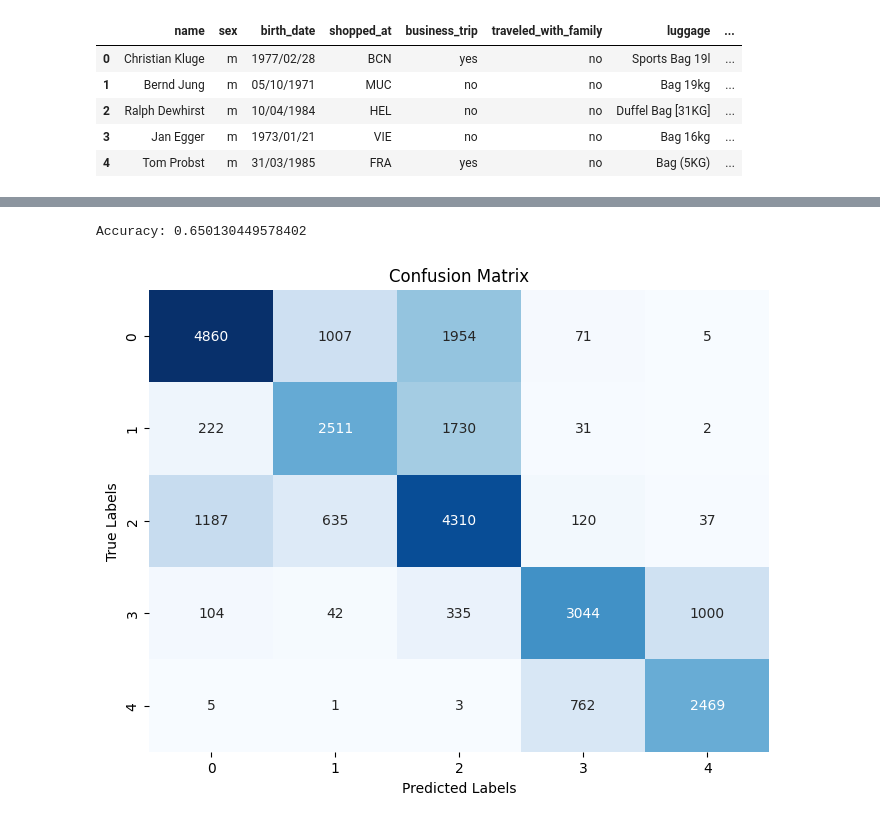
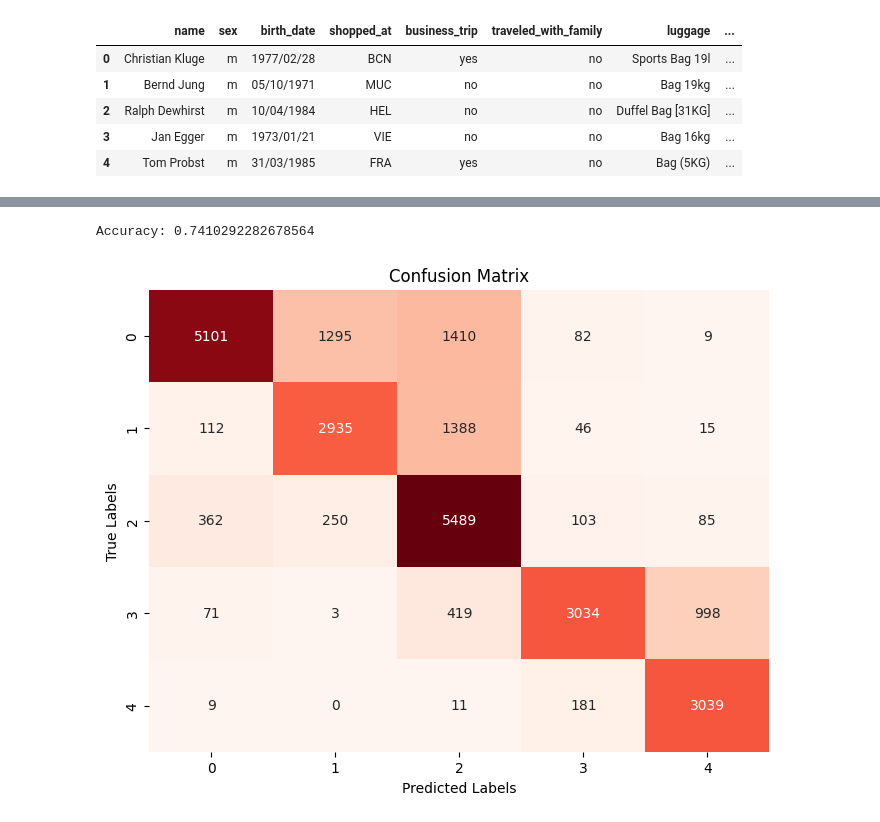
Before and after one commit to lexej/airport-recommendation, a Jupyter notebook: airport_recommenation.ipynb, the cells around one changed output, grey strips where cells are left out. Saved outputs shown, nothing was run; the diff lists cells and outputs as text; code cells hidden in the pictures.

Commit message:
added luggage_weight_or_size column

```diff
--- a/airport_recommenation.ipynb
+++ b/airport_recommenation.ipynb
@@ -196,8 +205,10 @@ display("Available data: ", passengers_eu_table.head())
 
 #   TODO Unused columns - maybe yes?
 
-X = passengers_eu_table.drop(columns=["amount_spent_cat",
-                                      "name", "shopped_at", "flight_number_1", "flight_number_2",
+X = passengers_eu_table.drop(columns=["amount_spent_cat", # target feature
+                                      "name", # ID-related
+                                      "shopped_at", #   WW data will have other locations
+                                      "flight_number_1", "flight_number_2",
                                       "total_traveltime", # "total_flighttime" and "layover_time" used
                                       "departure_IATA_1", "destination_IATA_1", "departure_IATA_2", "destination_IATA_2"])
 # %%
@@ -242,32 +271,32 @@ Name: count, dtype: int64
 # %%
-#   Quick and dirty - Feature engineering
+#     Create "age_category" column from birth_date column
 
-
-
-#   Create age category column
 
 age_column = 2019 - pd.to_datetime(X["birth_date"], format='mixed').dt.year
 
 X["age_category"] = pd.cut(age_column,
                            bins=[0, 18, 30, 45, 60, np.inf],
-                           labels=[0, 1, 2, 3, 4])
-
+                           labels=["0_18", "19_30", "31_45", "46_60", "60plus"])
 
 
 #   Drop birth_day column (age_category used)
 X = X.drop(columns=["birth_date"])
-
-
-#   TODO -> feature engineer: layover_time
-
-X = pd.get_dummies(data=X, columns=["age_category",
-                                    "sex",
-                                    "business_trip",
-                                    "traveled_with_family",
-                                    "luggage_type"])
-
-
-y = passengers_eu_table["amount_spent_cat"]
+# %%
+#   Feature Encoding
+
+
+#   TODO -> feature engineer: layover_time
+
+
+X = pd.get_dummies(data=X, columns=["age_category",
+                                    "sex",
+                                    "business_trip",
+                                    "traveled_with_family",
+                                    "luggage_type",
+                                    "luggage_weight_or_size"])
+
+
+y = passengers_eu_table["amount_spent_cat"]
 # %%
 #   Recap
 
@@ -326,25 +355,25 @@ model = xgb.train(params=params,
 # %%
 #   Evaluation
 
 
 # Make predictions on the testing data
 predictions = model.predict(dtest)
 
 
 # Calculate accuracy
 accuracy = accuracy_score(y_test, predictions)
 
 print("Accuracy:", accuracy)
 
 conf_matrix = confusion_matrix(y_true=y_test, y_pred=predictions)
 
 # Plot confusion matrix
 plt.figure(figsize=(8, 6))
-sns.heatmap(conf_matrix, annot=True, fmt="d", cmap="Blues", cbar=False)
+sns.heatmap(conf_matrix, annot=True, fmt="d", cmap="Reds", cbar=False)
 plt.title("Confusion Matrix")
 plt.xlabel("Predicted Labels")
 plt.ylabel("True Labels")
 plt.show()
 # %% [output]
-Accuracy: 0.650130449578402
+Accuracy: 0.7410292282678564
-[figure, old version]
+[figure, new version]
```
Also changed, not shown: parts of 3 cells of this notebook.
